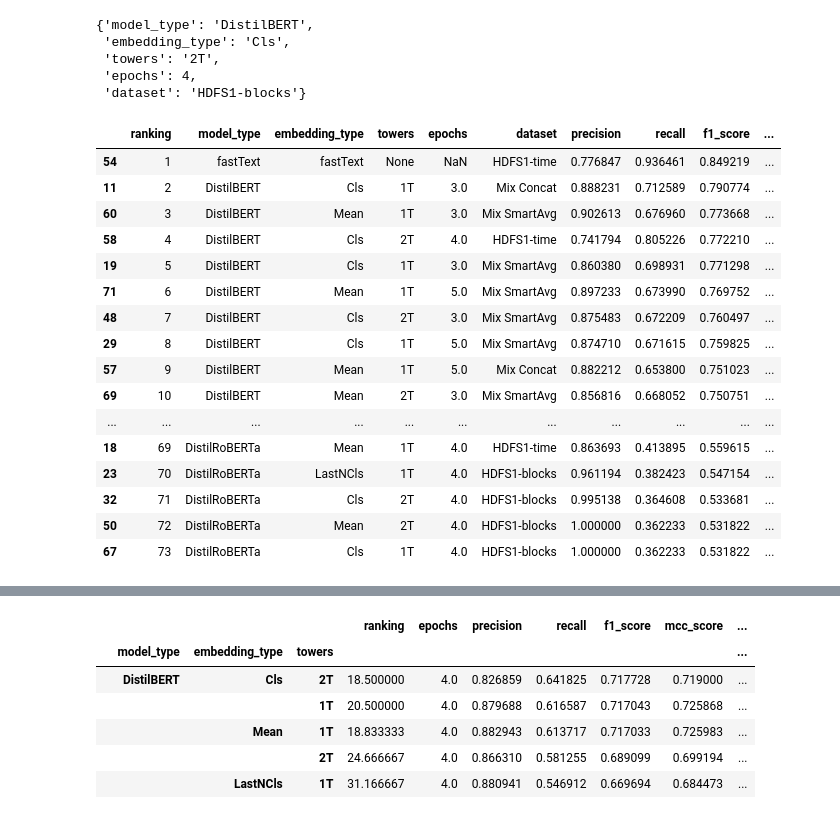
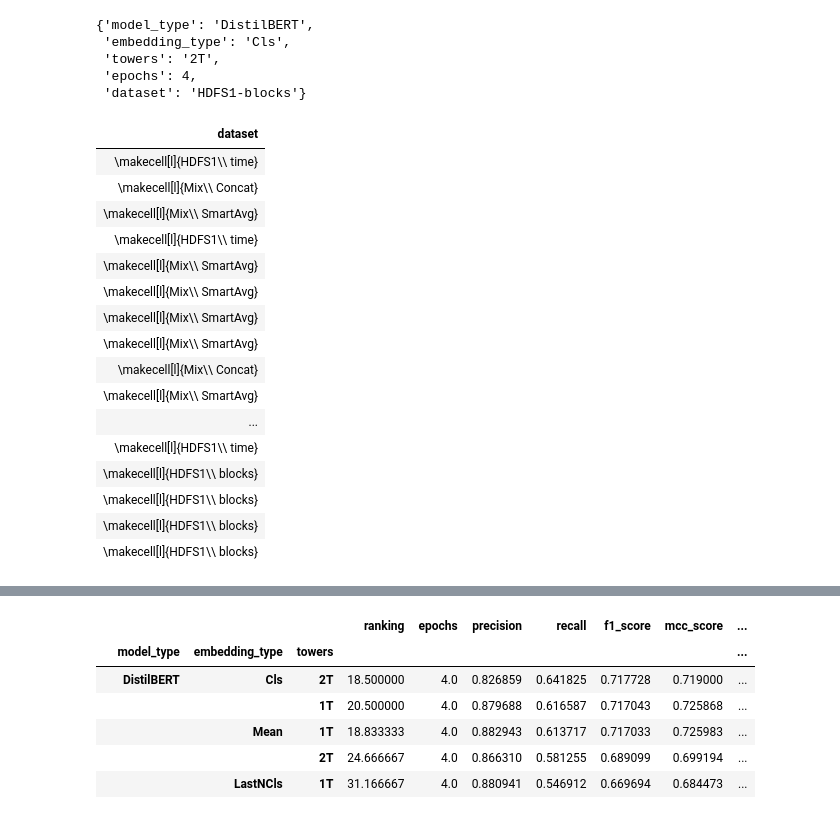
Before and after one commit to LogAnalysisTeam/ml4logs, a Jupyter notebook: notebooks/Experiment-results.ipynb, the cells around one changed output, grey strips where cells are left out. Drawn from its saved outputs; the diff is of its cells as text; code cells hidden in the pictures.

```diff
--- a/notebooks/Experiment-results.ipynb
+++ b/notebooks/Experiment-results.ipynb
@@ -171,24 +172,27 @@ to_df2 = [cur for cur in to_df2 if cur['dataset'] != 'IGNORE']
 df2 = pd.DataFrame(to_df2).drop('run_name', axis=1)
 df2.insert(0, 'ranking', df2['f1_score'].rank(method='first', ascending=False).astype(int))
 df2['percentage_of_best'] = df2['f1_score']/df2['f1_score'].max()
+df2['ds_type'] = np.where(df2['dataset'].str.startswith('HDFS1'), 'HDFS1', 'Mix')
 # %%
 with pd.option_context('display.max_rows', 100, 'display.max_columns', 15):
-    display(df2.sort_values(by=['f1_score'], ascending=False))
+    tmp_df = df2.copy()
+    tmp_df['dataset'] = '\makecell[l]{' + df2['dataset'].str.replace(' ', '\\\\ ').str.replace('-', '\\\\ ') + '}'
+    display(HTML(tmp_df.sort_values(by=['f1_score'], ascending=False)[['dataset']].to_html(index=False)))
 # %% [output]
-|  | ranking | model_type | embedding_type | towers | epochs | dataset | precision | recall | f1_score | ... |
-| 54 | 1 | fastText | fastText | None | NaN | HDFS1-time | 0.776847 | 0.936461 | 0.849219 | ... |
-| 11 | 2 | DistilBERT | Cls | 1T | 3.0 | Mix Concat | 0.888231 | 0.712589 | 0.790774 | ... |
-| 60 | 3 | DistilBERT | Mean | 1T | 3.0 | Mix SmartAvg | 0.902613 | 0.676960 | 0.773668 | ... |
-| 58 | 4 | DistilBERT | Cls | 2T | 4.0 | HDFS1-time | 0.741794 | 0.805226 | 0.772210 | ... |
-| 19 | 5 | DistilBERT | Cls | 1T | 3.0 | Mix SmartAvg | 0.860380 | 0.698931 | 0.771298 | ... |
-| 71 | 6 | DistilBERT | Mean | 1T | 5.0 | Mix SmartAvg | 0.897233 | 0.673990 | 0.769752 | ... |
-| 48 | 7 | DistilBERT | Cls | 2T | 3.0 | Mix SmartAvg | 0.875483 | 0.672209 | 0.760497 | ... |
-| 29 | 8 | DistilBERT | Cls | 1T | 5.0 | Mix SmartAvg | 0.874710 | 0.671615 | 0.759825 | ... |
-| 57 | 9 | DistilBERT | Mean | 1T | 5.0 | Mix Concat | 0.882212 | 0.653800 | 0.751023 | ... |
-| 69 | 10 | DistilBERT | Mean | 2T | 3.0 | Mix SmartAvg | 0.856816 | 0.668052 | 0.750751 | ... |
-| ... | ... | ... | ... | ... | ... | ... | ... | ... | ... | ... |
-| 18 | 69 | DistilRoBERTa | Mean | 1T | 4.0 | HDFS1-time | 0.863693 | 0.413895 | 0.559615 | ... |
-| 23 | 70 | DistilRoBERTa | LastNCls | 1T | 4.0 | HDFS1-blocks | 0.961194 | 0.382423 | 0.547154 | ... |
-| 32 | 71 | DistilRoBERTa | Cls | 2T | 4.0 | HDFS1-blocks | 0.995138 | 0.364608 | 0.533681 | ... |
-| 50 | 72 | DistilRoBERTa | Mean | 2T | 4.0 | HDFS1-blocks | 1.000000 | 0.362233 | 0.531822 | ... |
-| 67 | 73 | DistilRoBERTa | Cls | 1T | 4.0 | HDFS1-blocks | 1.000000 | 0.362233 | 0.531822 | ... |
+| dataset |
+| \makecell[l]{HDFS1\\ time} |
+| \makecell[l]{Mix\\ Concat} |
+| \makecell[l]{Mix\\ SmartAvg} |
+| \makecell[l]{HDFS1\\ time} |
+| \makecell[l]{Mix\\ SmartAvg} |
+| \makecell[l]{Mix\\ SmartAvg} |
+| \makecell[l]{Mix\\ SmartAvg} |
+| \makecell[l]{Mix\\ SmartAvg} |
+| \makecell[l]{Mix\\ Concat} |
+| \makecell[l]{Mix\\ SmartAvg} |
+| ... |
+| \makecell[l]{HDFS1\\ time} |
+| \makecell[l]{HDFS1\\ blocks} |
+| \makecell[l]{HDFS1\\ blocks} |
+| \makecell[l]{HDFS1\\ blocks} |
+| \makecell[l]{HDFS1\\ blocks} |
```
Also changed, not shown: parts of 32 cells of this notebook, 1 other file.
